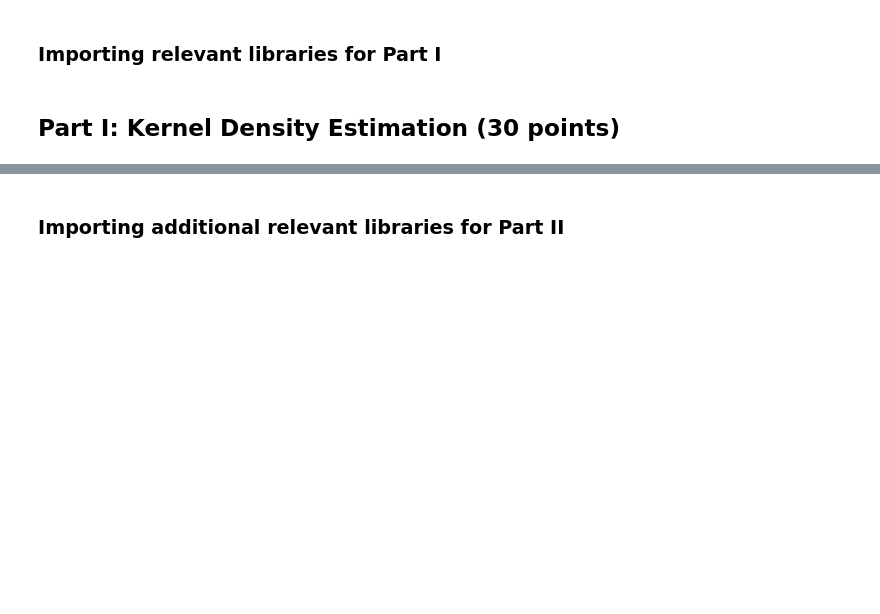
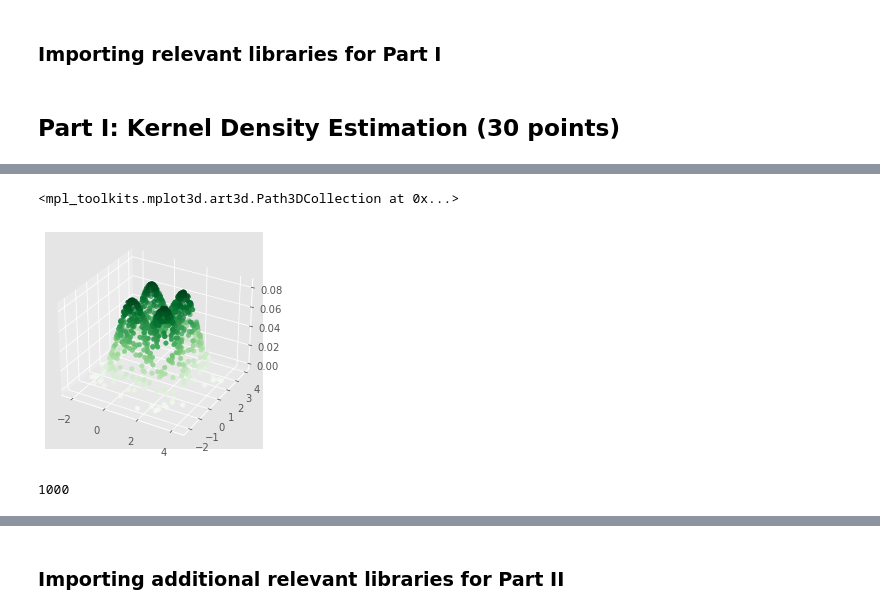
Before and after one commit to adidigit/statistical_methods_in_ip, a Jupyter notebook: HW1/HW1_Spring2022_KDE_NormalizingFlows.ipynb, the cells around one changed output, grey strips where cells are left out. Drawn from its saved outputs; the diff is of its cells as text; code cells hidden in the pictures; blank space fills up the shorter version.

Commit message:
question 1 sample from gaussian mixture

```diff
--- a/HW1/HW1_Spring2022_KDE_NormalizingFlows.ipynb
+++ b/HW1/HW1_Spring2022_KDE_NormalizingFlows.ipynb
@@ -54,3 +52,49 @@ where $H$ is a bandwidth matrix, $K(\cdot)$ is the kernel and $\{\mathbf{x}_i\}_
+# %%
+
+import numpy as np
+from scipy.stats import multivariate_normal as mv_normal
+from scipy.stats import norm
+
+
+np.random.seed(0)
+
+#Gaussian Mixture
+def sample_from_gaussian_mixture(M,sigma,miu_m,N):
+    gauss_components = np.random.choice(M, N ,replace=True)# sample N gaussian components
+    xs= np.array([np.random.multivariate_normal(miu,sigma) for miu in miu_m[gauss_components]])
+    pdf = 0
+    for miu in miu_m:
+        pdf+=mv_normal.pdf(xs,miu,sigma)
+
+    return xs,pdf/M
+
+def sample_from_spiral_dist(sigma,N):
+    tetas = np.random.uniform(low=0,high=4*np.pi,size=N)
+    rs = np.array([np.random.normal(teta/2,sigma) for teta in tetas])
+    pdf=0
+    for teta in tetas:
+        pdf+=norm.pdf(rs,teta,sigma)
+
+    return rs,pdf
+
+
+
+xs_1,pdf_1 = sample_from_gaussian_mixture(M=4,sigma= np.eye(2)*0.5,miu_m=np.array([[0,0],[0,2],[2,0],[2,2]]) ,N =1000)
+xs_2,pdf_2= sample_from_gaussian_mixture(M=4,sigma= np.eye(2)*1. ,miu_m=np.array([[0,0],[0,2],[2,0],[2,2]]) ,N =1000)
+r, pdf_3 = sample_from_spiral_dist(sigma=0.25,N=1000)
+
+import matplotlib.pyplot as plt
+ax = plt.axes(projection='3d')
+x = [x[0] for x in xs_1]
+y = [x[1] for x in xs_1]
+ax.scatter3D(x,y,pdf_1,c=pdf_1,cmap='Greens')
+# %% [output]
+<mpl_toolkits.mplot3d.art3d.Path3DCollection at 0x...>
+[figure, added]
+# %%
+len(x)
+# %% [output]
+1000
 # %% [markdown]
 <img src="https://img.icons8.com/offices/80/000000/making-notes.png" style="height:30px;display:inline\">**<span style="color:red">Task 3</span>**. For **each** distribution, compare between $f(\mathbf{x})$ and $\hat{f}(\mathbf{x})$ using the bandwidth matrices
 ${H} = \begin{pmatrix}
```
Also changed, not shown: parts of 1 cell of this notebook.
